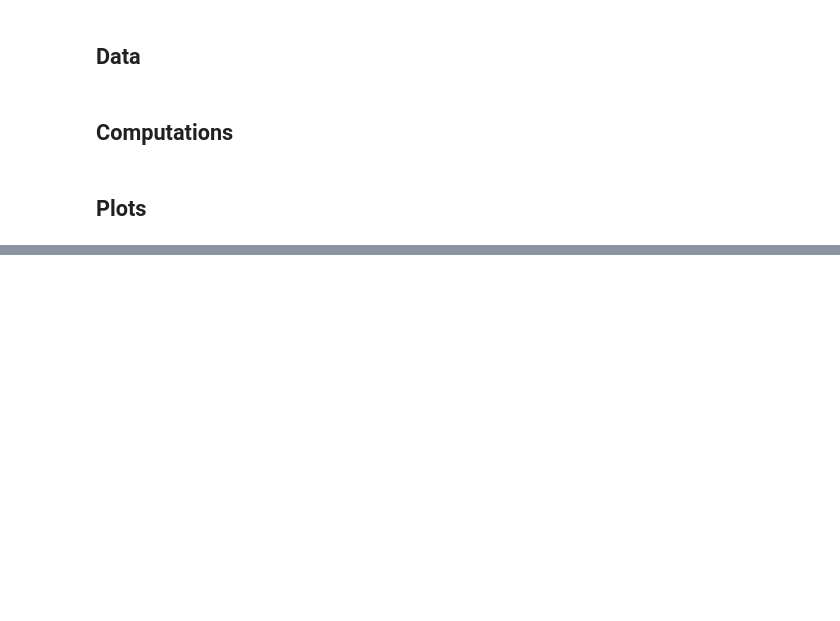
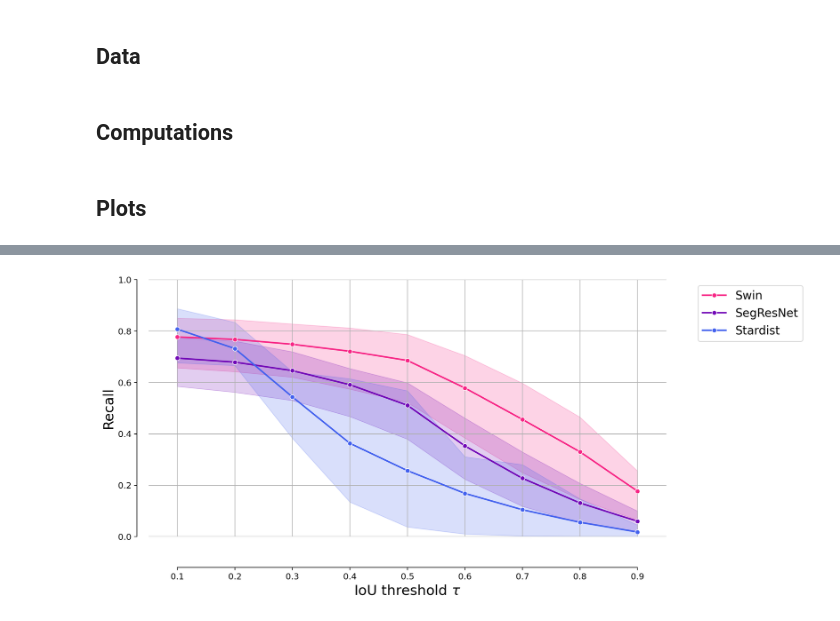
Before and after one commit to C-Achard/cellseg3d-figures, a Jupyter notebook: book/figX-x-supervised/supervised_benchmark.ipynb, the cells around one changed output, grey strips where cells are left out. Drawn from its saved outputs; the diff is of its cells as text; code cells hidden in the pictures; blank space fills up the shorter version.

```diff
--- a/book/figX-x-supervised/supervised_benchmark.ipynb
+++ b/book/figX-x-supervised/supervised_benchmark.ipynb
@@ -179,0 +171,4 @@ plot_stat_comparison(taus, model_stats, names, stat="f1")
+# %%
+plot_stat_comparison_fold(df, stat="recall")
+# %% [output]
+[figure, added]
```
Also changed, not shown: parts of 18 cells of this notebook, 1 other file.
